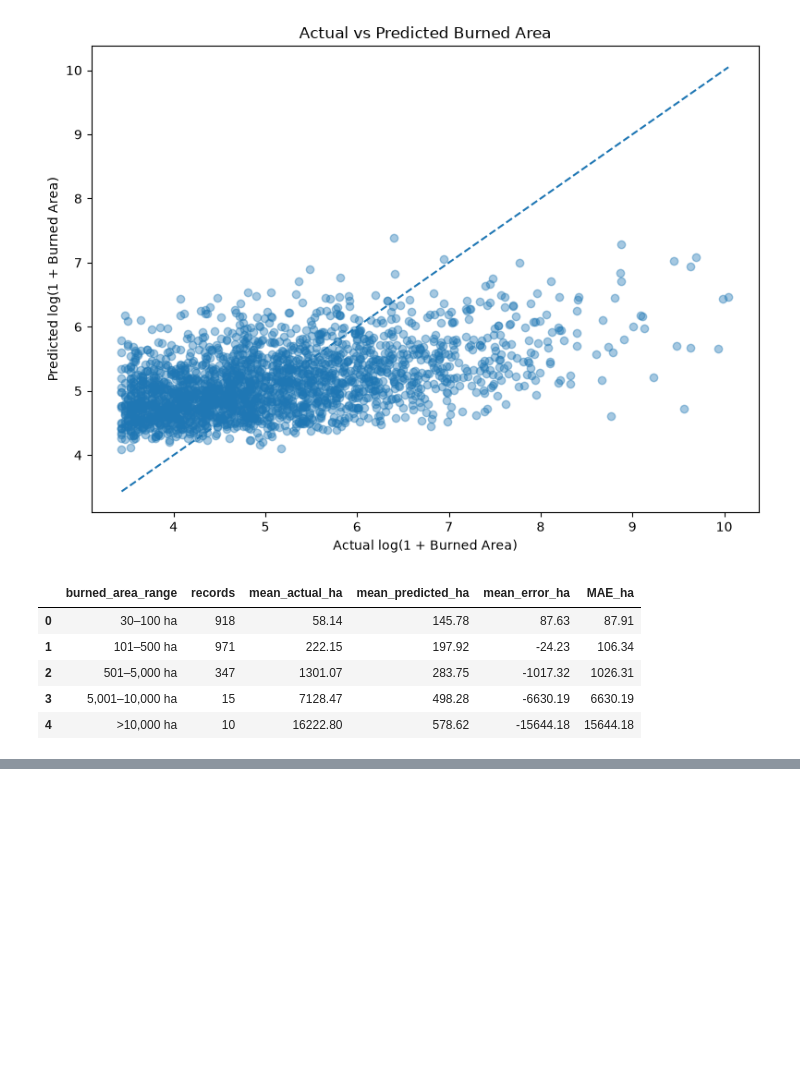
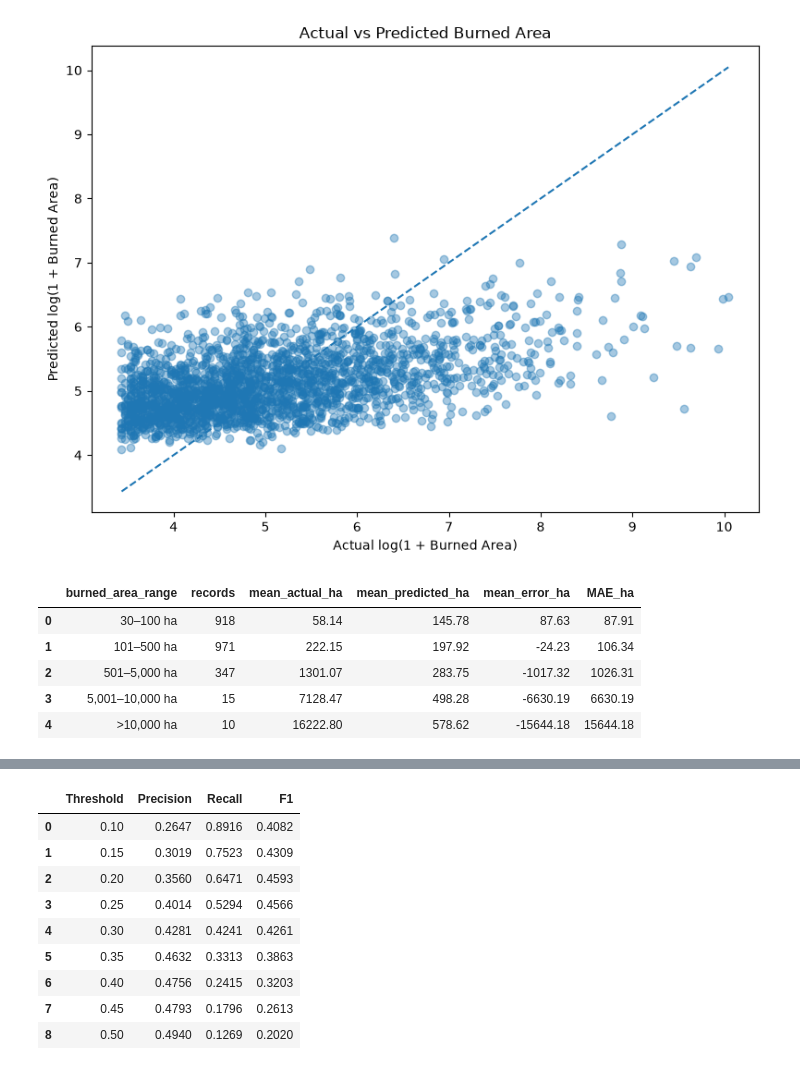
Before and after one commit to mraznyrazeek/ML-Based-Forest-Fire-Prediction-Project, a Jupyter notebook: backend/notebooks/03_model_training.ipynb, the cells around one changed output, grey strips where cells are left out. Cells and saved outputs as stored; diff of their text form; code cells hidden in the pictures; blank space fills up the shorter version.

```diff
--- a/backend/notebooks/03_model_training.ipynb
+++ b/backend/notebooks/03_model_training.ipynb
@@ -2013,0 +2515,18 @@ display(range_summary.round(2))
+# %%
+# TRAIN SEVERITY CLASSIFIER FOR THRESHOLD TUNING
+
+severity_threshold_model = HistGradientBoostingClassifier(
+    max_iter=150,
+    max_leaf_nodes=31,
+    learning_rate=0.05,
+    min_samples_leaf=30,
+    l2_regularization=1.0,
+    random_state=42
+)
+
+severity_threshold_model.fit(
+    X_severity_train,
+    y_severity_train
+)
+
+print("Validation classifier trained successfully.")
@@ -2013,0 +2595,60 @@ display(range_summary.round(2))
+# %%
+# TEST SEVERITY CLASSIFICATION THRESHOLDS
+
+from sklearn.metrics import precision_score, recall_score, f1_score
+
+threshold_results = []
+
+thresholds = [
+    0.10,
+    0.15,
+    0.20,
+    0.25,
+    0.30,
+    0.35,
+    0.40,
+    0.45,
+    0.50
+]
+
+for threshold in thresholds:
+
+    validation_prediction = (
+        validation_large_probability >= threshold
+    ).astype(int)
+
+    threshold_results.append({
+        "Threshold": threshold,
+        "Precision": precision_score(
+            y_severity_val,
+            validation_prediction,
+            zero_division=0
+        ),
+        "Recall": recall_score(
+            y_severity_val,
+            validation_prediction,
+            zero_division=0
+        ),
+        "F1": f1_score(
+            y_severity_val,
+            validation_prediction,
+            zero_division=0
+        )
+    })
+
+threshold_results = pd.DataFrame(threshold_results)
+
+display(
+    threshold_results.round(4)
+)
+# %% [output]
+|  | Threshold | Precision | Recall | F1 |
+| 0 | 0.10 | 0.2647 | 0.8916 | 0.4082 |
+| 1 | 0.15 | 0.3019 | 0.7523 | 0.4309 |
+| 2 | 0.20 | 0.3560 | 0.6471 | 0.4593 |
+| 3 | 0.25 | 0.4014 | 0.5294 | 0.4566 |
+| 4 | 0.30 | 0.4281 | 0.4241 | 0.4261 |
+| 5 | 0.35 | 0.4632 | 0.3313 | 0.3863 |
+| 6 | 0.40 | 0.4756 | 0.2415 | 0.3203 |
+| 7 | 0.45 | 0.4793 | 0.1796 | 0.2613 |
+| 8 | 0.50 | 0.4940 | 0.1269 | 0.2020 |
```
Also changed, not shown: parts of 42 cells of this notebook, 1 other file.
